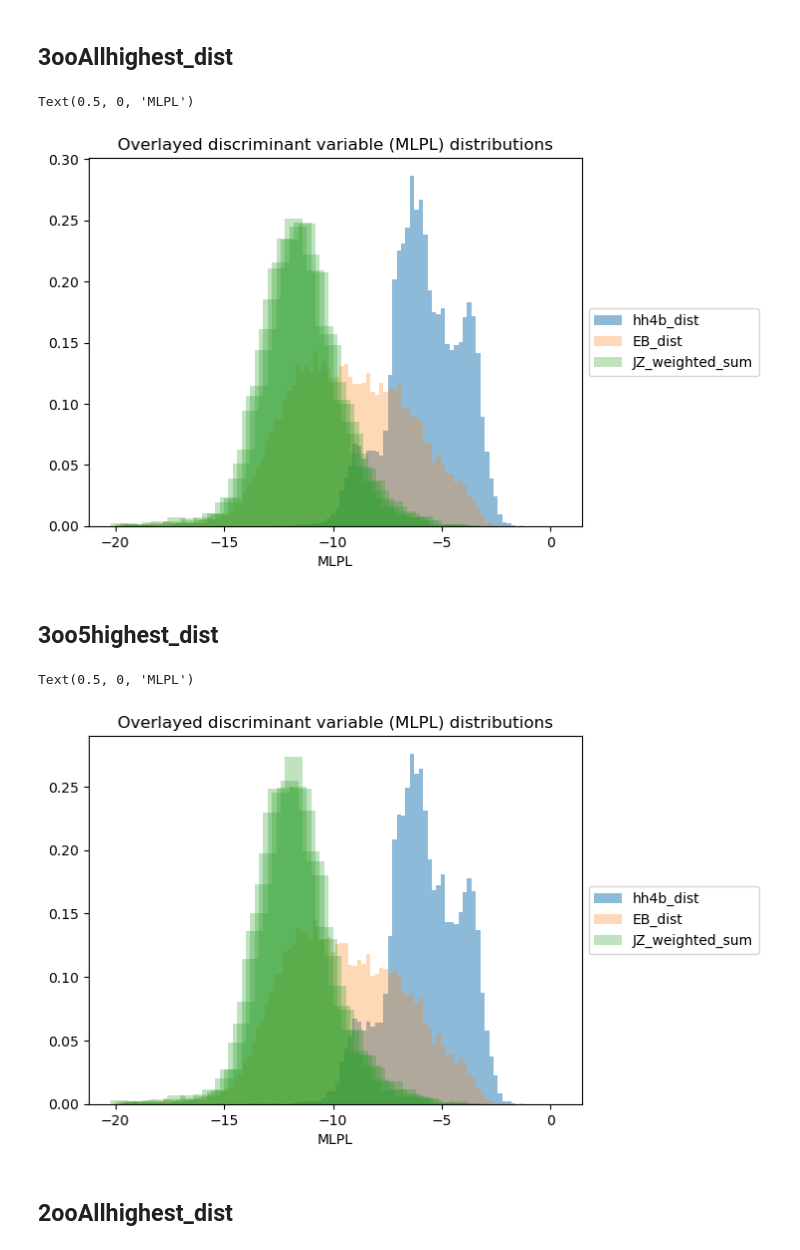
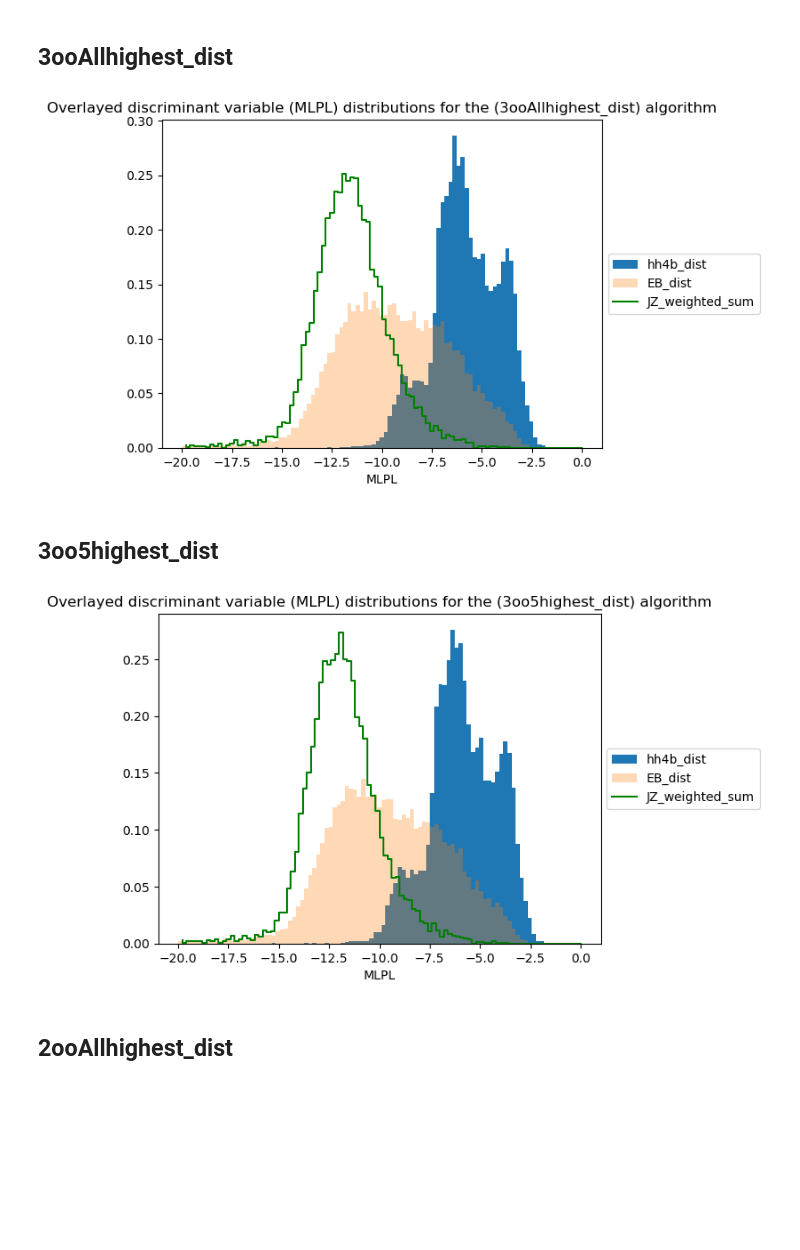
Before and after one commit to abdelllrazekkk/DIPZ_Workflow, a Jupyter notebook: Cut_Optimizations.ipynb, the cells around one changed output. Cells and saved outputs as stored; diff of their text form; code cells hidden in the pictures; blank space fills up the shorter version.

```diff
--- a/Cut_Optimizations.ipynb
+++ b/Cut_Optimizations.ipynb
@@ -341,16 +341,16 @@ stacked_jz_weighted_sum_hist, stacked_jz_weighted_sum_edges = np.histogram(stack
 # %%
 """MLPL Overlayed Histograms"""
 bins = np.linspace(-20, 0, 100)
 
-plt.hist(hh4b_dist, bins, alpha=0.5, label='hh4b_dist', histtype='stepfilled', density=True)
+plt.hist(hh4b_dist, bins, alpha=1, label='hh4b_dist', histtype='stepfilled', density=True)
 plt.hist(EB_dist, bins, alpha=0.3, label='EB_dist', histtype='stepfilled', density=True)
-plt.bar(stacked_jz_weighted_sum_edges[1:],stacked_jz_weighted_sum_hist, alpha=0.3, label='JZ_weighted_sum')
+plt.step(stacked_jz_weighted_sum_edges[1:],stacked_jz_weighted_sum_hist, alpha=1, label='JZ_weighted_sum', color="green")
 plt.legend(loc='center left', bbox_to_anchor=(1, 0.5))
-plt.title("Overlayed discriminant variable (MLPL) distributions")
+plt.title("Overlayed discriminant variable (MLPL) distributions for the (" + folder_name + ") algorithm")
 plt.xlabel("MLPL")
+plt.show()
 # %% [output]
-Text(0.5, 0, 'MLPL')
-[figure, old version]
+[figure, new version]
 # %% [markdown]
 ## 3oo5highest_dist
 # %%
@@ -410,15 +410,15 @@ stacked_jz_weighted_sum_hist, stacked_jz_weighted_sum_edges = np.histogram(stack
 """MLPL Overlayed Histograms"""
 bins = np.linspace(-20, 0, 100)
 
-plt.hist(hh4b_dist, bins, alpha=0.5, label='hh4b_dist', histtype='stepfilled', density=True)
+plt.hist(hh4b_dist, bins, alpha=1, label='hh4b_dist', histtype='stepfilled', density=True)
 plt.hist(EB_dist, bins, alpha=0.3, label='EB_dist', histtype='stepfilled', density=True)
-plt.bar(stacked_jz_weighted_sum_edges[1:],stacked_jz_weighted_sum_hist, alpha=0.3, label='JZ_weighted_sum')
+plt.step(stacked_jz_weighted_sum_edges[1:],stacked_jz_weighted_sum_hist, alpha=1, label='JZ_weighted_sum', color="green")
 plt.legend(loc='center left', bbox_to_anchor=(1, 0.5))
-plt.title("Overlayed discriminant variable (MLPL) distributions")
+plt.title("Overlayed discriminant variable (MLPL) distributions for the (" + folder_name + ") algorithm")
 plt.xlabel("MLPL")
+plt.show()
 # %% [output]
-Text(0.5, 0, 'MLPL')
-[figure, old version]
+[figure, new version]
 # %% [markdown]
 ## 2ooAllhighest_dist
 # %%
```
Also changed, not shown: parts of 11 cells of this notebook, 9 other files.
